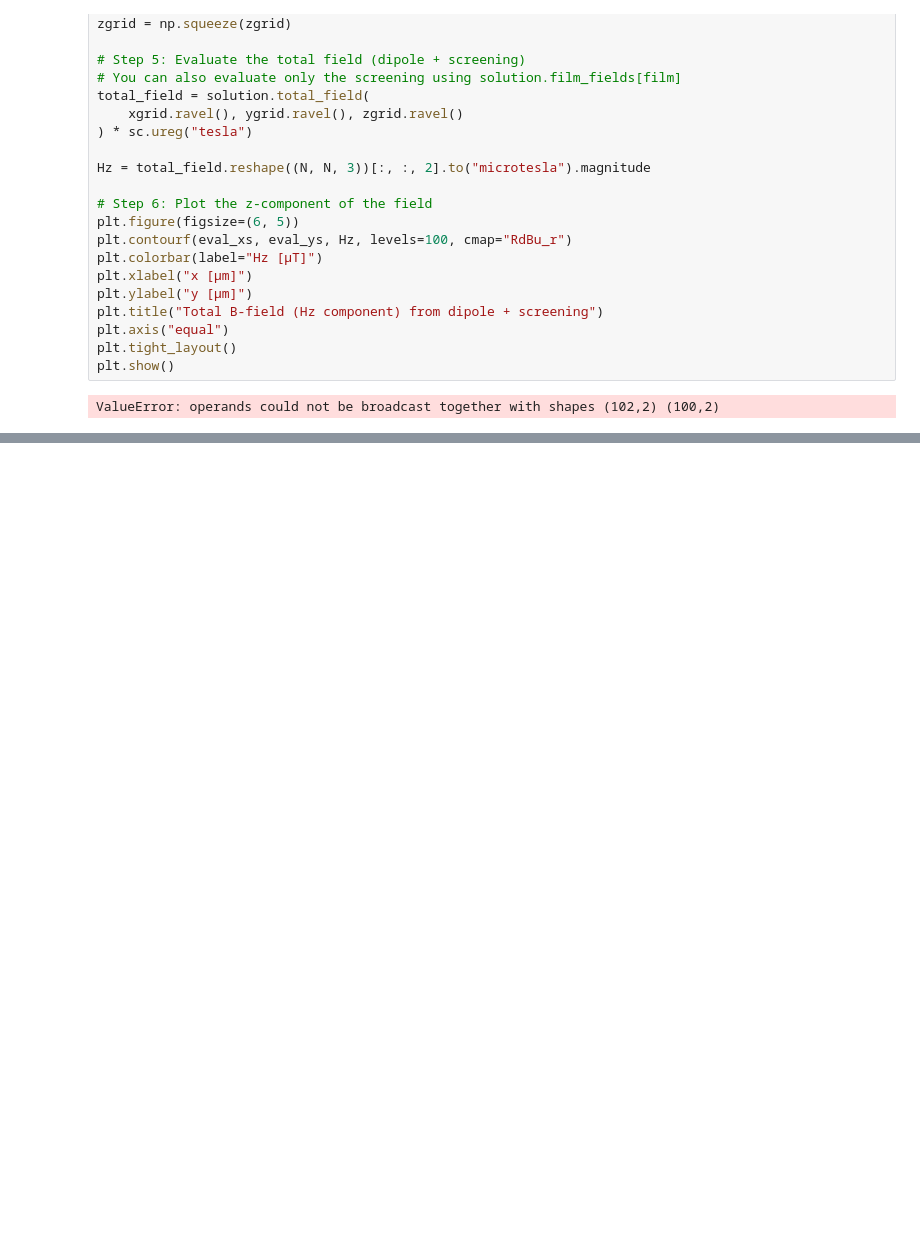
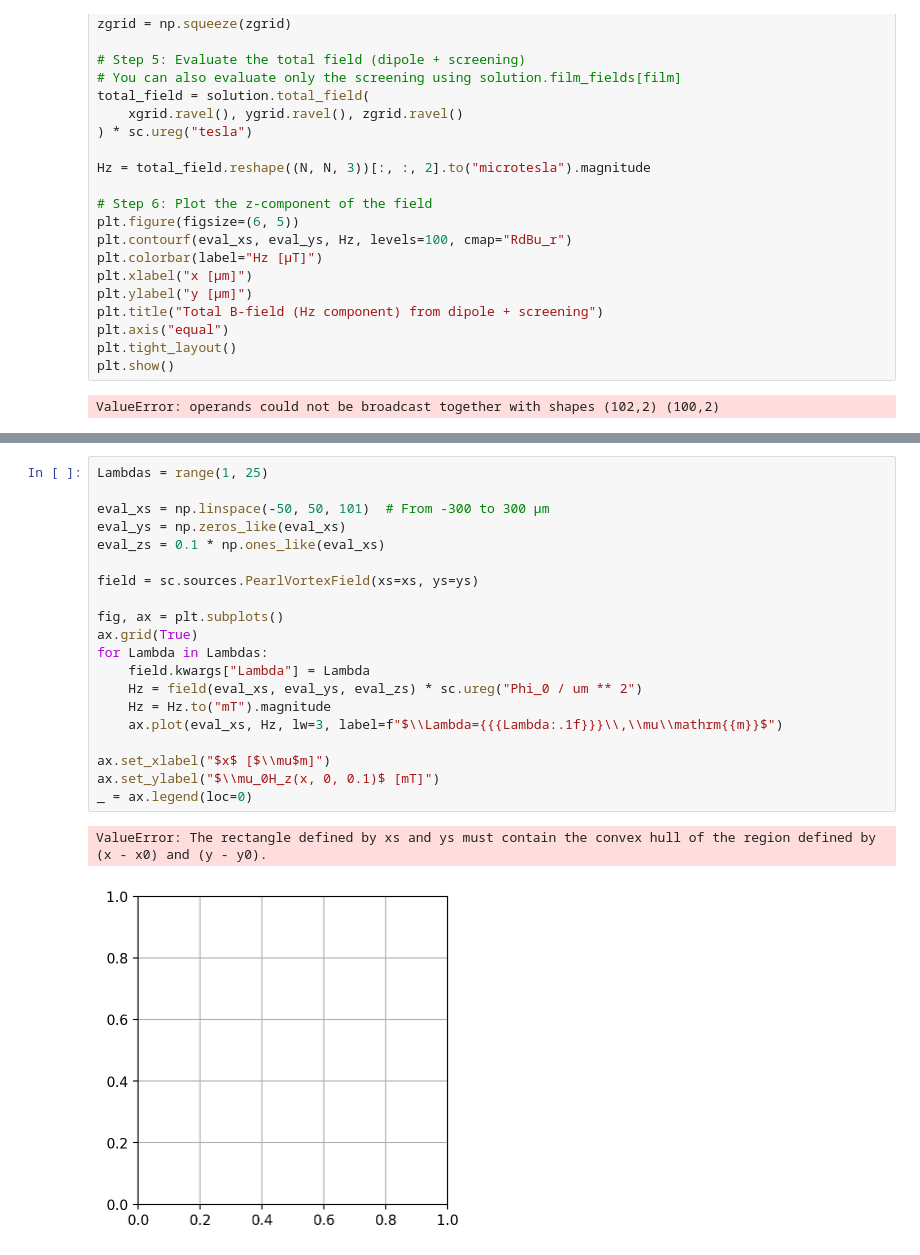
Before and after one commit to LeviathansDaughter/LOLIGO-VULGARIS, a Jupyter notebook: Untitled4.ipynb, the cells around one changed output, grey strips where cells are left out. Drawn from its saved outputs; the diff is of its cells as text; blank space fills up the shorter version.

```diff
--- a/Untitled4.ipynb
+++ b/Untitled4.ipynb
@@ -597,0 +1008,23 @@ None
+# %%
+Lambdas = range(1, 25)
+
+eval_xs = np.linspace(-50, 50, 101)  # From -300 to 300 µm
+eval_ys = np.zeros_like(eval_xs)
+eval_zs = 0.1 * np.ones_like(eval_xs)
+
+field = sc.sources.PearlVortexField(xs=xs, ys=ys)
+
+fig, ax = plt.subplots()
+ax.grid(True)
+for Lambda in Lambdas:
+    field.kwargs["Lambda"] = Lambda
+    Hz = field(eval_xs, eval_ys, eval_zs) * sc.ureg("Phi_0 / um ** 2")
+    Hz = Hz.to("mT").magnitude
+    ax.plot(eval_xs, Hz, lw=3, label=f"$\\Lambda={{{Lambda:.1f}}}\\,\\mu\\mathrm{{m}}$")
+
+ax.set_xlabel("$x$ [$\\mu$m]")
+ax.set_ylabel("$\\mu_0H_z(x, 0, 0.1)$ [mT]")
+_ = ax.legend(loc=0)
+# %% [output]
+ValueError: The rectangle defined by xs and ys must contain the convex hull of the region defined by (x - x0) and (y - y0).
+[figure, added]
```
Also changed, not shown: parts of 17 cells of this notebook.
